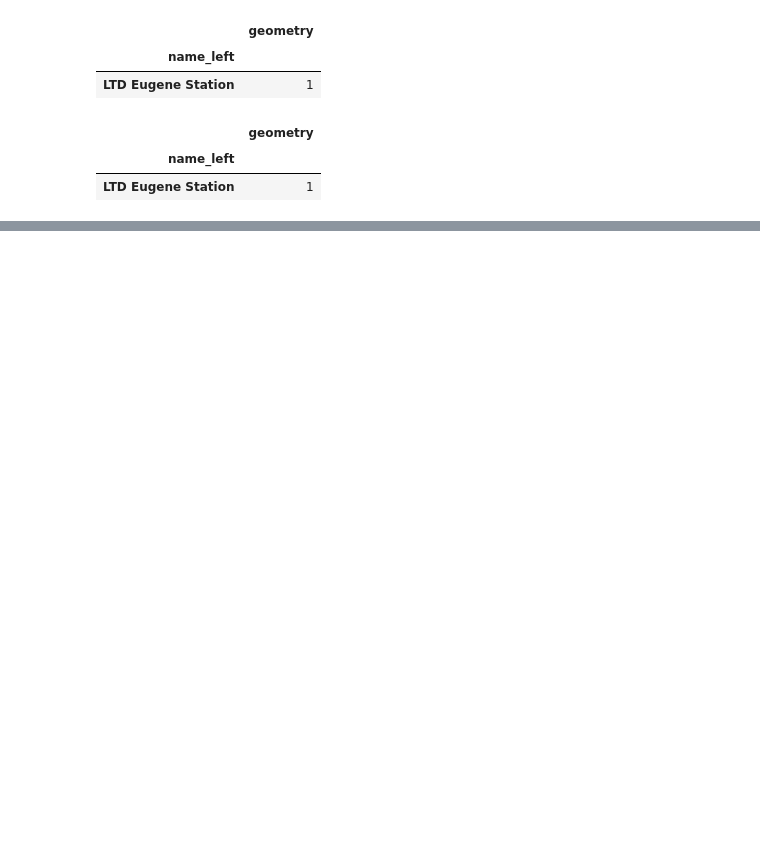
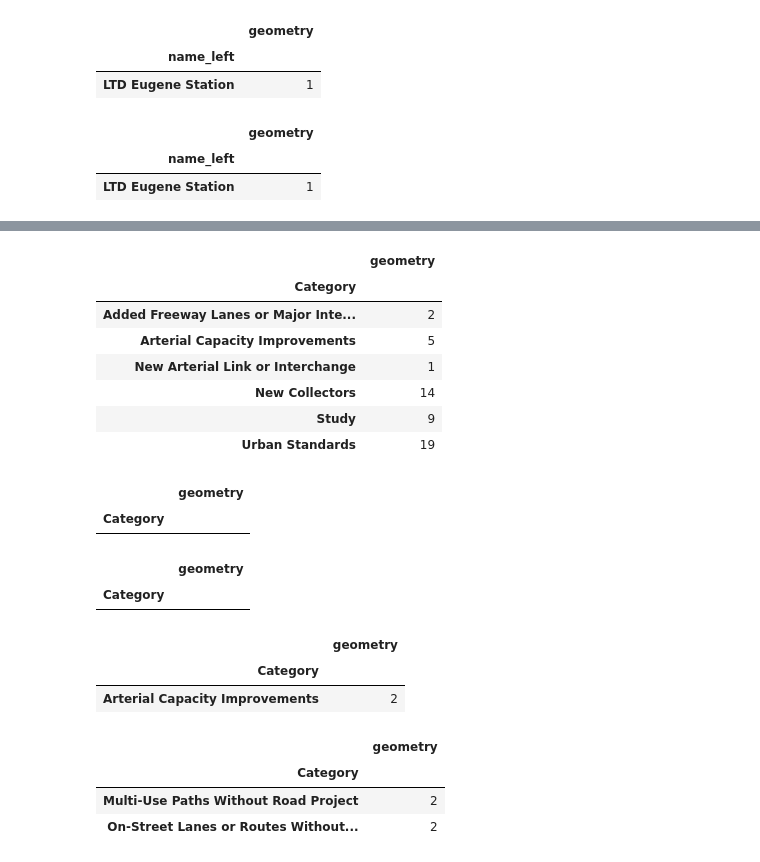
Before and after one commit to dongmeic/RTP, a Jupyter notebook: data/analysis_for_AppendixF.ipynb, the cells around one changed output, grey strips where cells are left out. Saved outputs shown, nothing was run; the diff lists cells and outputs as text; code cells hidden in the pictures; blank space fills up the shorter version.

```diff
--- a/data/analysis_for_AppendixF.ipynb
+++ b/data/analysis_for_AppendixF.ipynb
@@ -102,0 +150,39 @@ aaf.RTP_counted_by_intersection(shapefile='stations', file='NationalRegisterHist
+# %%
+# wetlands intersect with roadway lines
+aaf.RTP_counted_by_intersection(folder='WaterQuality', file='wetlandsCLMPO.shp')
+# %% [output]
+|  | geometry |
+| Category |  |
+| Added Freeway Lanes or Major Inte... | 2 |
+| Arterial Capacity Improvements | 5 |
+| New Arterial Link or Interchange | 1 |
+| New Collectors | 14 |
+| Study | 9 |
+| Urban Standards | 19 |
+# %%
+# DEQ303dListedStreams intersect with roadway points
+aaf.RTP_counted_by_intersection(shapefile='Roadway_points', folder='WaterQuality', file='DEQ303dListedStreams.shp')
+# %% [output]
+|  | geometry |
+| Category |  |
+# %%
+# Navigable Rivers intersect with roadway points
+aaf.RTP_counted_by_intersection(shapefile='Roadway_points', folder='WaterQuality', file='NavigableRivers.shp')
+# %% [output]
+|  | geometry |
+| Category |  |
+# %%
+# wetlands intersect with roadway points
+aaf.RTP_counted_by_intersection(shapefile='Roadway_points', folder='WaterQuality', file='wetlandsCLMPO.shp')
+# %% [output]
+|  | geometry |
+| Category |  |
+| Arterial Capacity Improvements | 2 |
+# %%
+# DEQ303dListedStreams intersect with bike/pedestrain lines
+aaf.RTP_counted_by_intersection(shapefile='BikePed', folder='WaterQuality', file='DEQ303dListedStreams.shp')
+# %% [output]
+|  | geometry |
+| Category |  |
+| Multi-Use Paths Without Road Project | 2 |
+| On-Street Lanes or Routes Without... | 2 |
```
Also changed, not shown: parts of 40 cells of this notebook, 3 other files.
